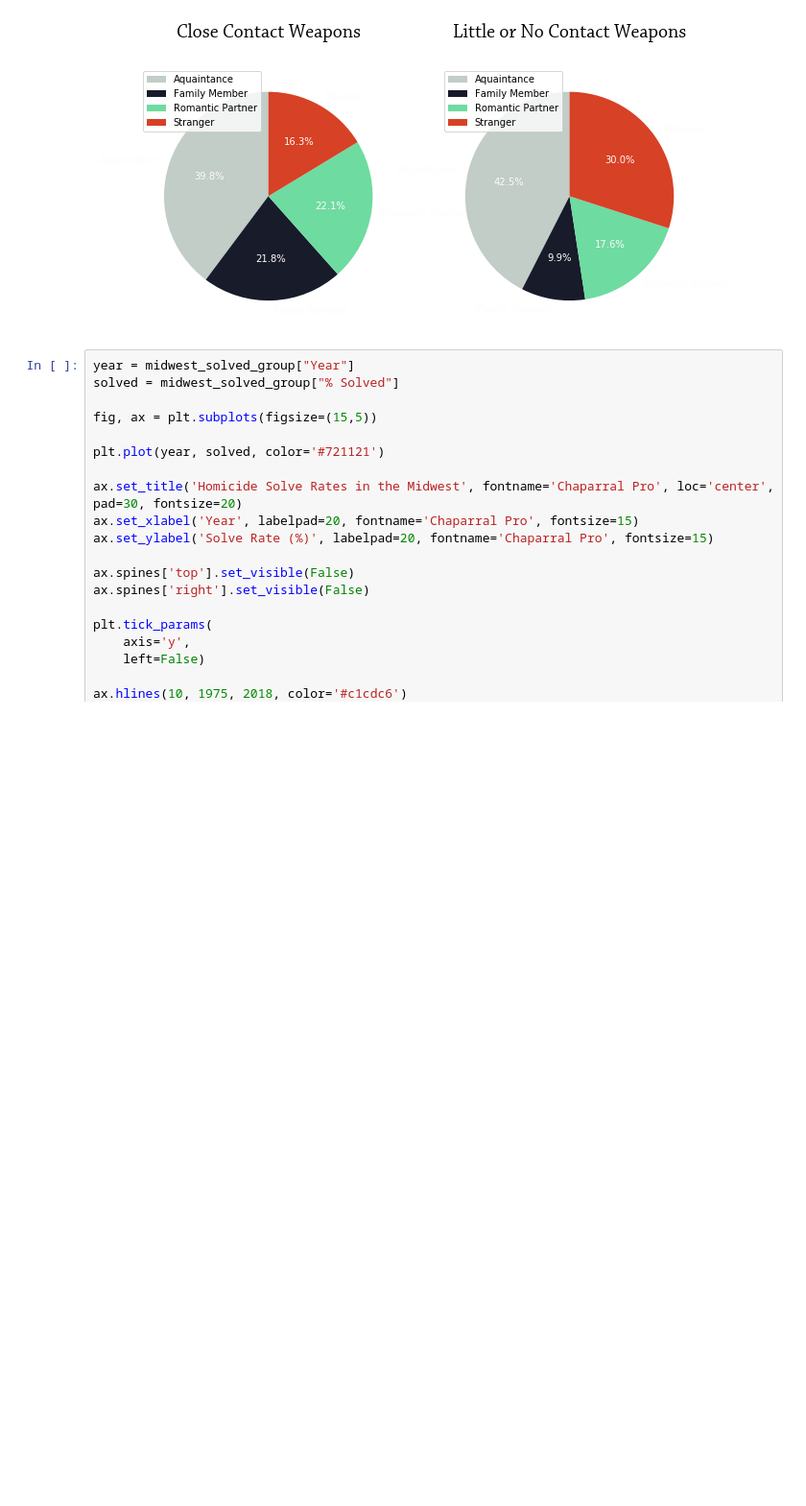
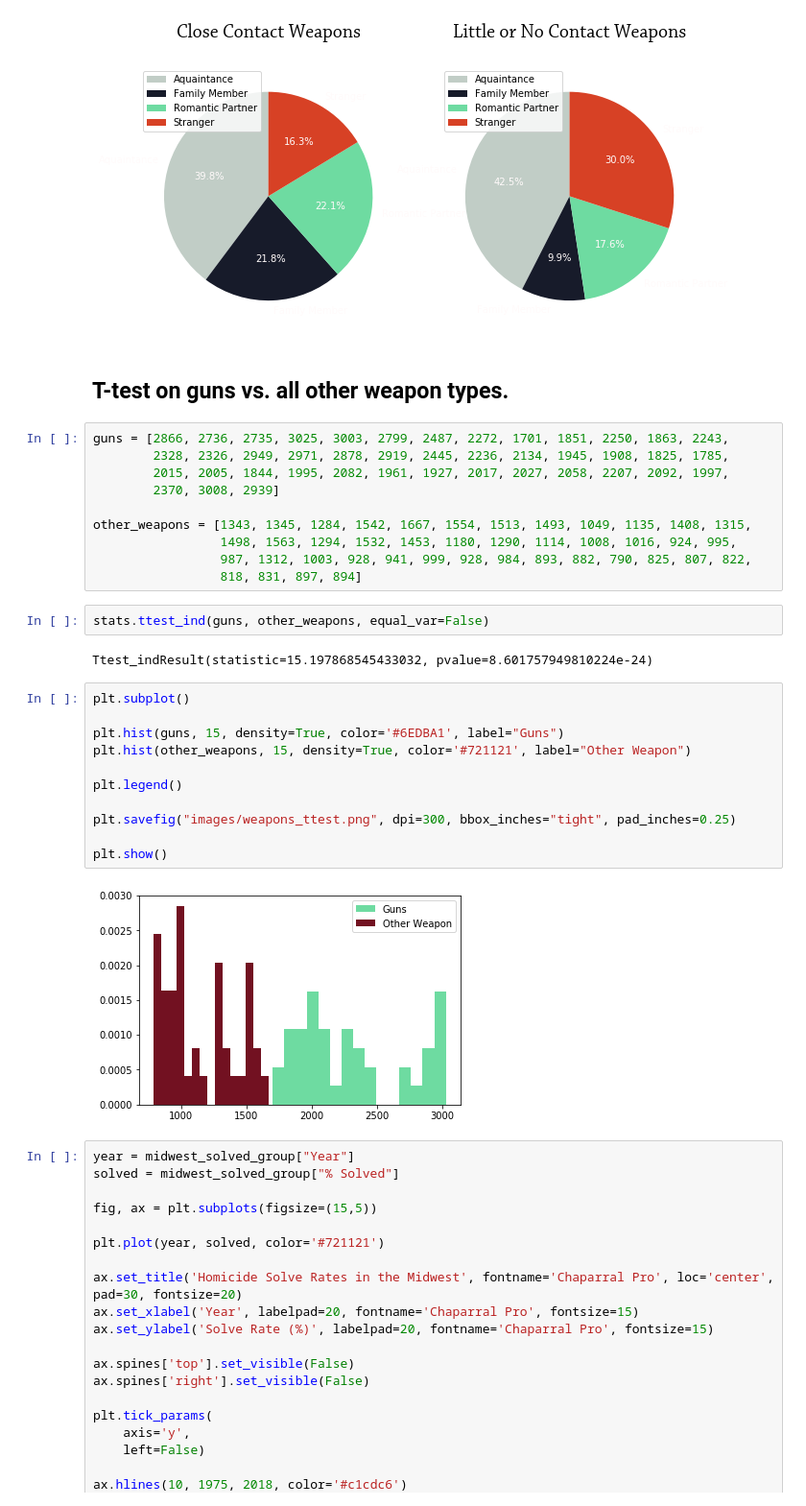
Before and after one commit to bendgame/Project-one, a Jupyter notebook: Project1_Final/Group2_Project1_Visualizations.ipynb, the cells around one changed output. Shown: that part at 96% size. Drawn from its saved outputs; the diff is of its cells as text; blank space fills up the shorter version.

```diff
--- a/Project1_Final/Group2_Project1_Visualizations.ipynb
+++ b/Project1_Final/Group2_Project1_Visualizations.ipynb
@@ -216,6 +233,35 @@ plt.savefig("images/relationship_weapons.png", dpi=300, bbox_inches="tight", pad
 plt.show()
 # %% [output]
 [figure]
+# %% [markdown]
+## T-test on guns vs. all other weapon types.
+# %%
+guns = [2866, 2736, 2735, 3025, 3003, 2799, 2487, 2272, 1701, 1851, 2250, 1863, 2243,
+        2328, 2326, 2949, 2971, 2878, 2919, 2445, 2236, 2134, 1945, 1908, 1825, 1785,
+        2015, 2005, 1844, 1995, 2082, 1961, 1927, 2017, 2027, 2058, 2207, 2092, 1997,
+        2370, 3008, 2939]
+
+other_weapons = [1343, 1345, 1284, 1542, 1667, 1554, 1513, 1493, 1049, 1135, 1408, 1315,
+                 1498, 1563, 1294, 1532, 1453, 1180, 1290, 1114, 1008, 1016, 924, 995,
+                 987, 1312, 1003, 928, 941, 999, 928, 984, 893, 882, 790, 825, 807, 822,
+                 818, 831, 897, 894]
+# %%
+stats.ttest_ind(guns, other_weapons, equal_var=False)
+# %% [output]
+Ttest_indResult(statistic=15.197868545433032, pvalue=8.601757949810224e-24)
+# %%
+plt.subplot()
+
+plt.hist(guns, 15, density=True, color='#6EDBA1', label="Guns")
+plt.hist(other_weapons, 15, density=True, color='#721121', label="Other Weapon")
+
+plt.legend()
+
+plt.savefig("images/weapons_ttest.png", dpi=300, bbox_inches="tight", pad_inches=0.25)
+
+plt.show()
+# %% [output]
+[figure, added]
 # %%
 year = midwest_solved_group["Year"]
 solved = midwest_solved_group["% Solved"]
```
Also changed, not shown: parts of 7 cells of this notebook, 4 other files.
